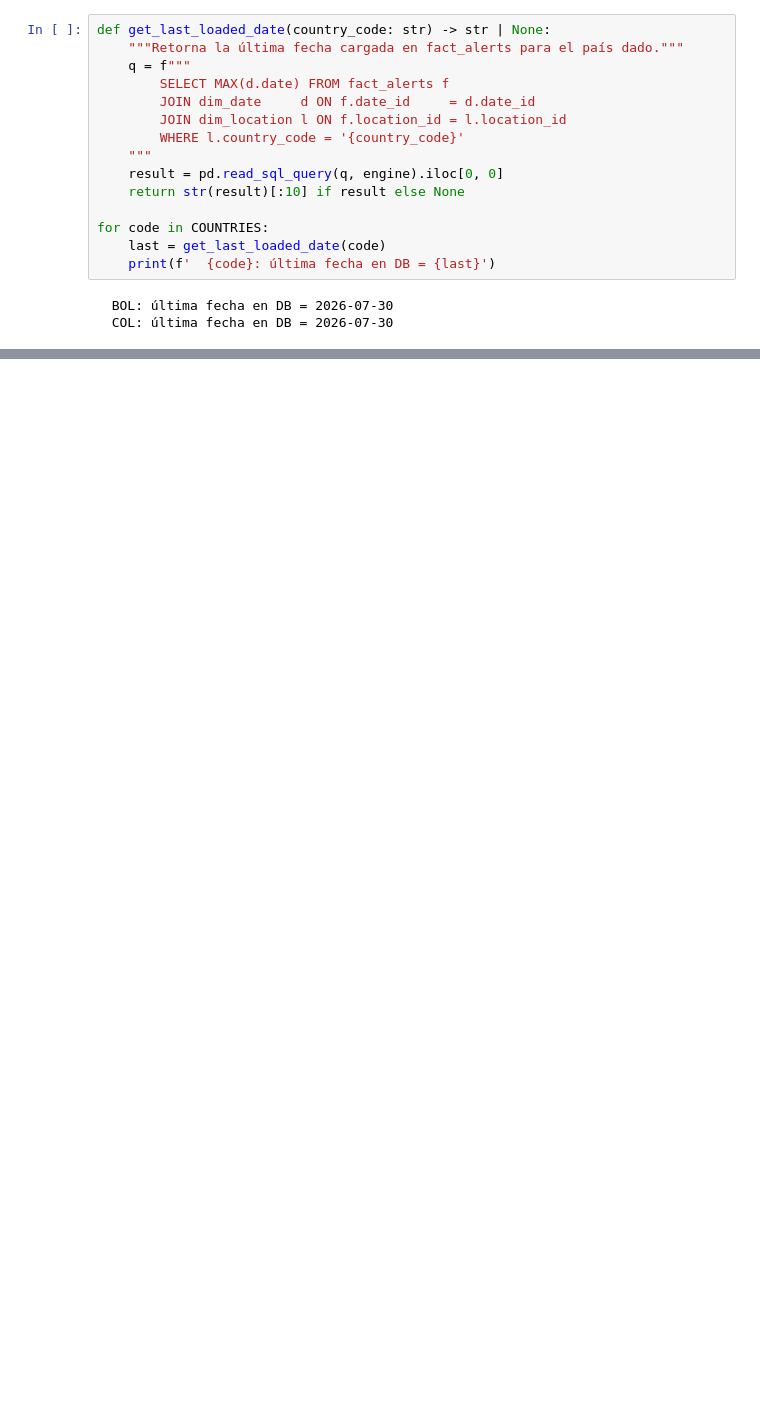
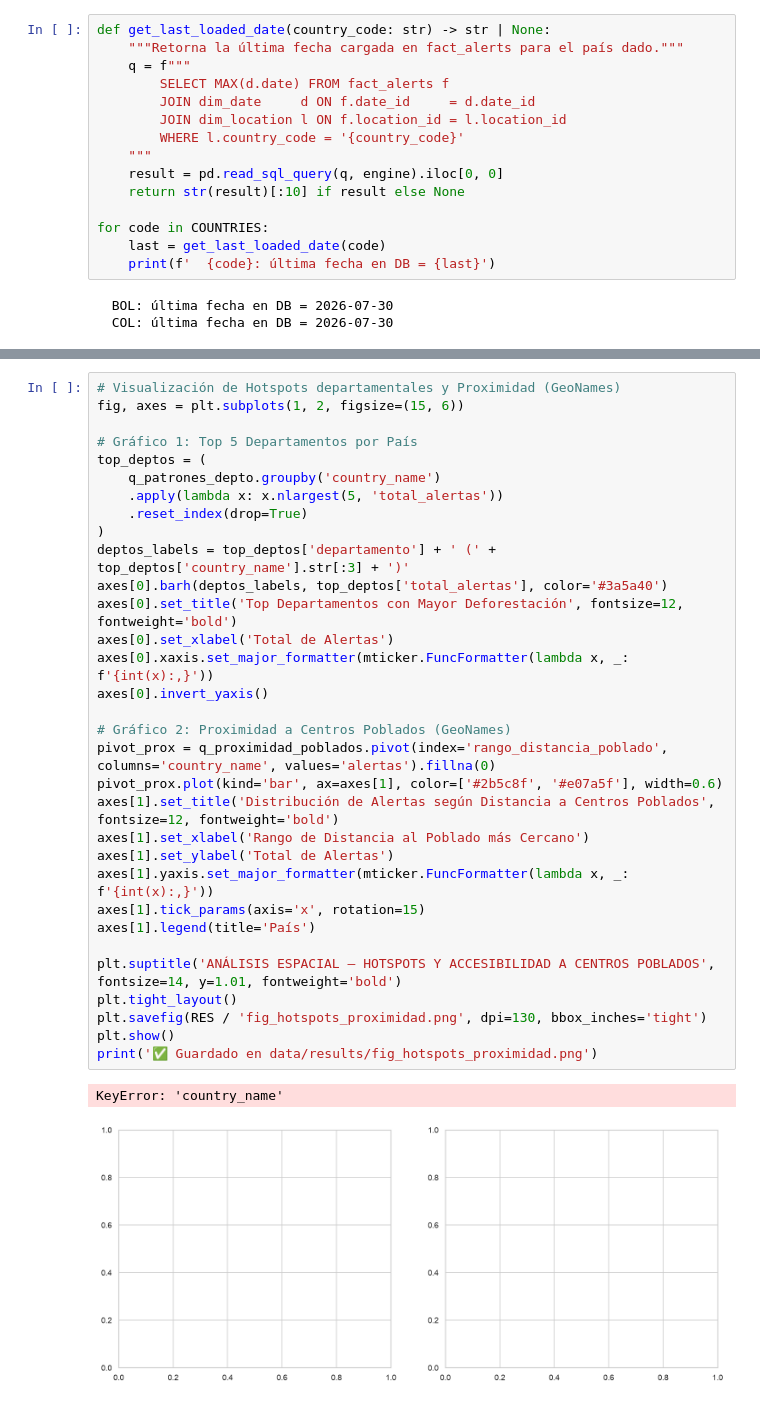
Before and after one commit to JhoanHurtado/deforestation-alert-etl, a Jupyter notebook: notebooks/05_etl_pipeline.ipynb, the cells around one changed output, grey strips where cells are left out. Drawn from its saved outputs; the diff is of its cells as text; blank space fills up the shorter version.

```diff
--- a/notebooks/05_etl_pipeline.ipynb
+++ b/notebooks/05_etl_pipeline.ipynb
@@ -920,0 +1382,35 @@ else:
+# %%
+# Visualización de Hotspots departamentales y Proximidad (GeoNames)
+fig, axes = plt.subplots(1, 2, figsize=(15, 6))
+
+# Gráfico 1: Top 5 Departamentos por País
+top_deptos = (
+    q_patrones_depto.groupby('country_name')
+    .apply(lambda x: x.nlargest(5, 'total_alertas'))
+    .reset_index(drop=True)
+)
+deptos_labels = top_deptos['departamento'] + ' (' + top_deptos['country_name'].str[:3] + ')'
+axes[0].barh(deptos_labels, top_deptos['total_alertas'], color='#3a5a40')
+axes[0].set_title('Top Departamentos con Mayor Deforestación', fontsize=12, fontweight='bold')
+axes[0].set_xlabel('Total de Alertas')
+axes[0].xaxis.set_major_formatter(mticker.FuncFormatter(lambda x, _: f'{int(x):,}'))
+axes[0].invert_yaxis()
+
+# Gráfico 2: Proximidad a Centros Poblados (GeoNames)
+pivot_prox = q_proximidad_poblados.pivot(index='rango_distancia_poblado', columns='country_name', values='alertas').fillna(0)
+pivot_prox.plot(kind='bar', ax=axes[1], color=['#2b5c8f', '#e07a5f'], width=0.6)
+axes[1].set_title('Distribución de Alertas según Distancia a Centros Poblados', fontsize=12, fontweight='bold')
+axes[1].set_xlabel('Rango de Distancia al Poblado más Cercano')
+axes[1].set_ylabel('Total de Alertas')
+axes[1].yaxis.set_major_formatter(mticker.FuncFormatter(lambda x, _: f'{int(x):,}'))
+axes[1].tick_params(axis='x', rotation=15)
+axes[1].legend(title='País')
+
+plt.suptitle('ANÁLISIS ESPACIAL — HOTSPOTS Y ACCESIBILIDAD A CENTROS POBLADOS', fontsize=14, y=1.01, fontweight='bold')
+plt.tight_layout()
+plt.savefig(RES / 'fig_hotspots_proximidad.png', dpi=130, bbox_inches='tight')
+plt.show()
+print('✅ Guardado en data/results/fig_hotspots_proximidad.png')
+# %% [output]
+KeyError: 'country_name'
+[figure, added]
```
Also changed, not shown: parts of 76 cells of this notebook, 33 other files.
